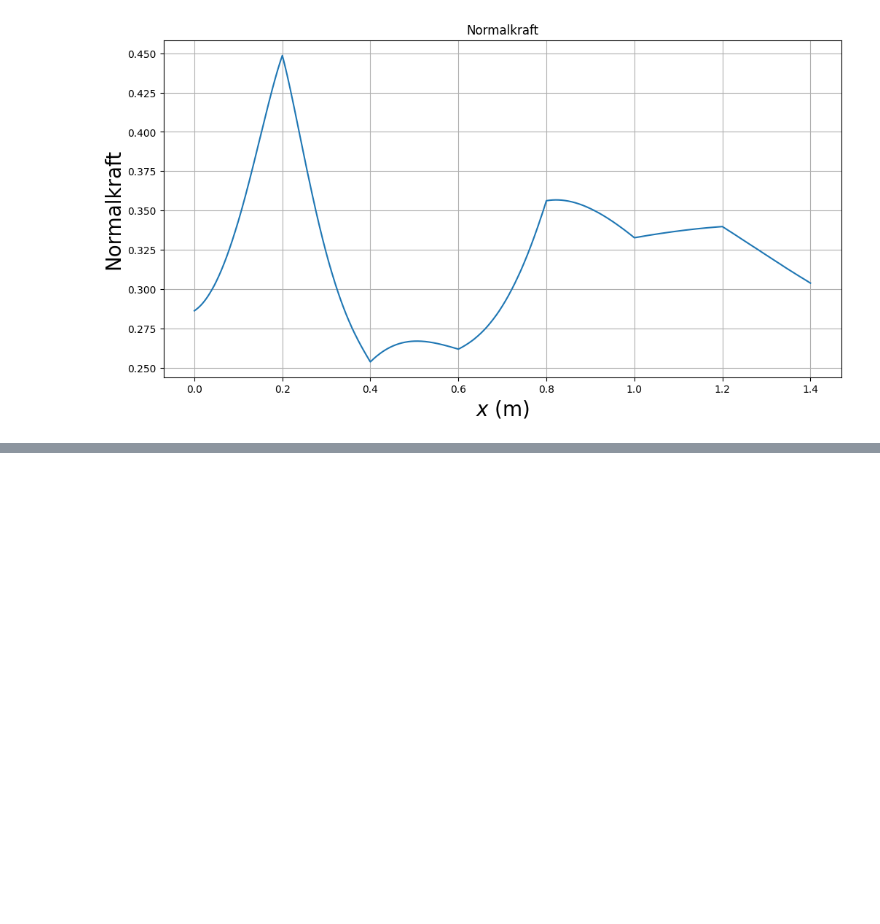
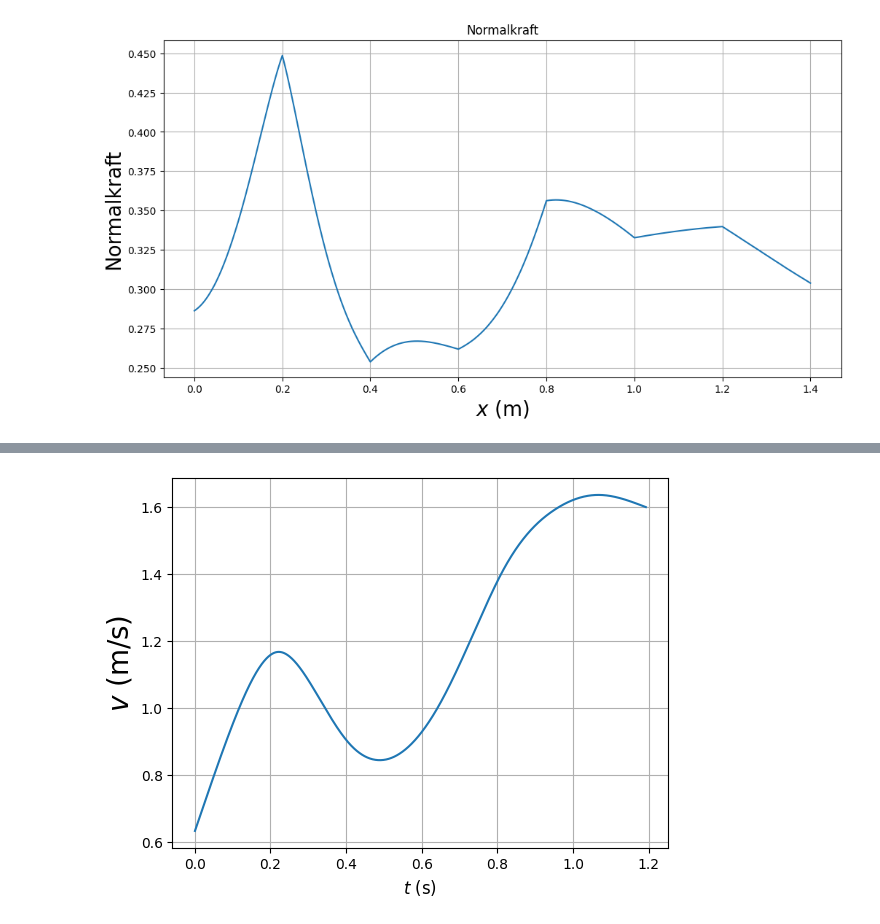
Before and after one commit to KSkrede/FysikkLab, a Jupyter notebook: FysikkLab.ipynb, the cells around one changed output, grey strips where cells are left out. Saved outputs shown, nothing was run; the diff lists cells and outputs as text; code cells hidden in the pictures; blank space fills up the shorter version.

```diff
--- a/FysikkLab.ipynb
+++ b/FysikkLab.ipynb
@@ -187,12 +171,14 @@ plt.show()
 # %%
-# # Hastighet som funksjon av tiden
+# Hastighet som funksjon av tiden
 
-# plt.plot(summed_t(x), v())
-# plt.xlabel('$t$ (s)', fontsize=12)
-# plt.ylabel('$v$ (m/s)', fontsize=20)
-# plt.grid()
+plt.plot(t(), v())
+plt.xlabel('$t$ (s)', fontsize=12)
+plt.ylabel('$v$ (m/s)', fontsize=20)
+plt.grid()
 
-# plt.show()
+plt.show()
+# %% [output]
+[figure, added]
 # %%
 # Forholdet mellom friksjonskraften f og normalkraften N
 
```
Also changed, not shown: parts of 9 cells of this notebook, 1 other file.
